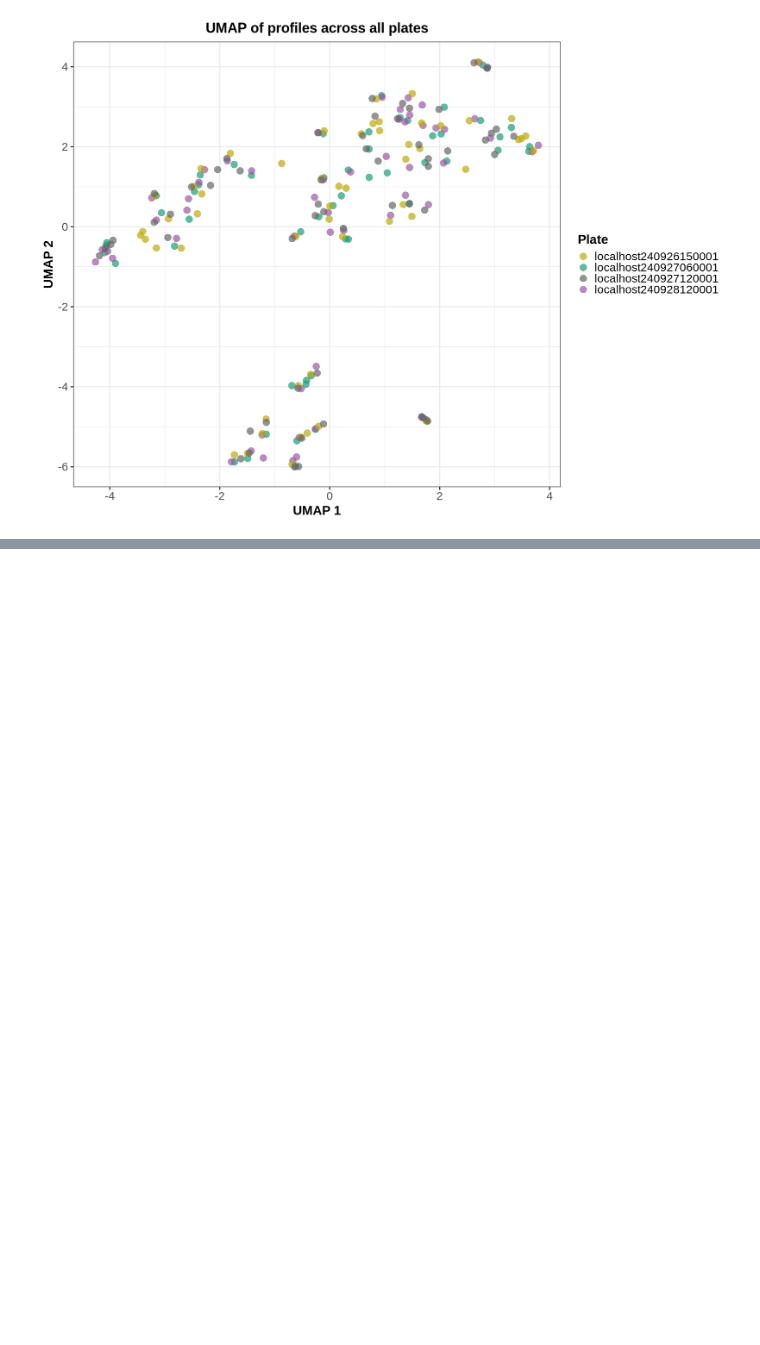
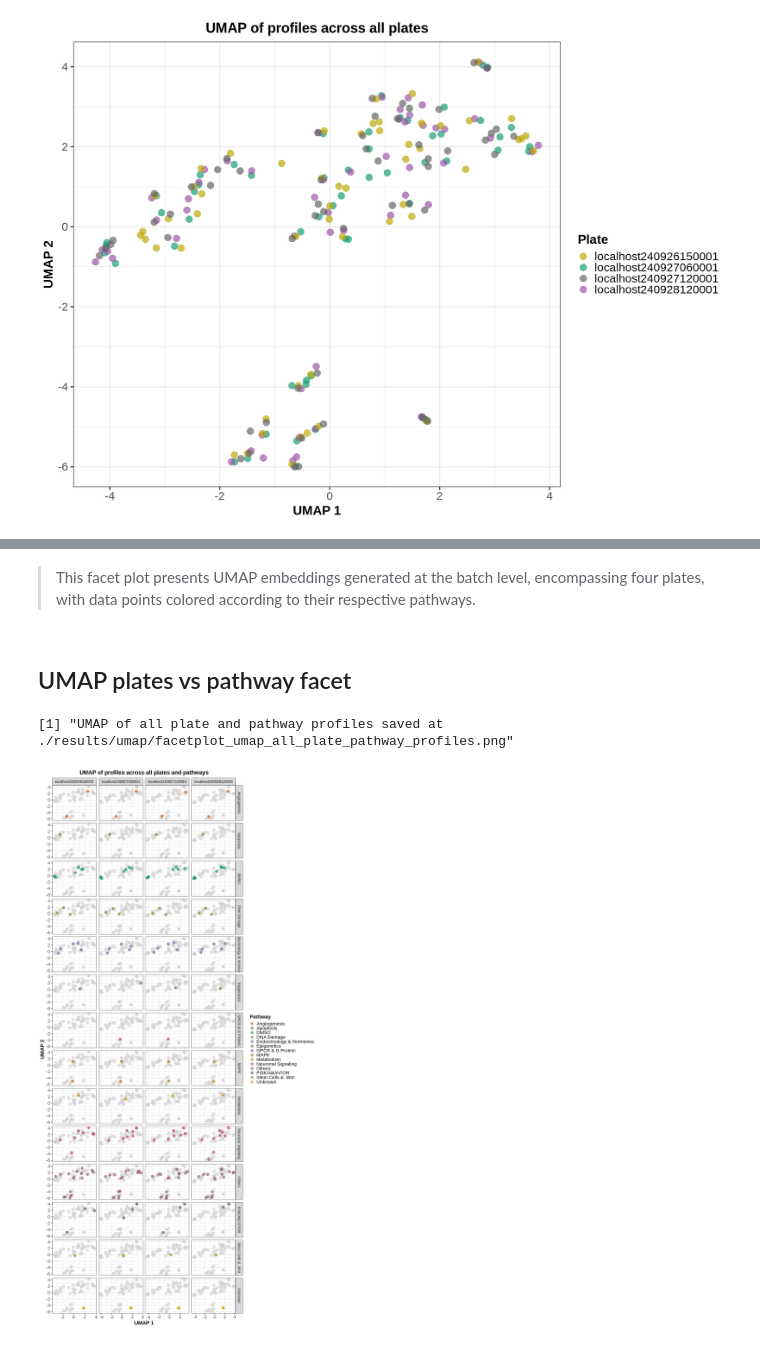
Before and after one commit to axiomcura/CFReT-screen-mAP-analysis, a Jupyter notebook: notebooks/exploratory-analysis/UMAP-aggregated-fs-profiles/umap-analysis.ipynb, the cells around one changed output, grey strips where cells are left out. Cells and saved outputs as stored; diff of their text form; code cells hidden in the pictures; blank space fills up the shorter version.

```diff
--- a/notebooks/exploratory-analysis/UMAP-aggregated-fs-profiles/umap-analysis.ipynb
+++ b/notebooks/exploratory-analysis/UMAP-aggregated-fs-profiles/umap-analysis.ipynb
@@ -201,0 +222,48 @@ print(paste("UMAP of pathway profiles saved at", path.figure))
+# %% [markdown]
+> This facet plot presents UMAP embeddings generated at the batch level, encompassing four plates, with data points colored according to their respective pathways.
+# %% [markdown]
+## UMAP plates vs pathway facet
+# %%
+# update figure size
+options(repr.plot.width = 15, repr.plot.height = 30)
+
+# using the same UMAP coordinates, create a new dataframe as "background_df" in order to plot the background
+background_df <- data.frame(
+  Plate = umap_df$Plate,
+  UMAP1 = umap_df$UMAP1,
+  UMAP2 = umap_df$UMAP2
+)
+
+# create a facet grid plot where the rows represent Plate and the columns represent Pathway
+ggplot(umap_df, aes(x = UMAP1, y = UMAP2, color = Pathway)) +
+
+  # generate a background plot in light gray
+  geom_point(data = background_df, aes(x = UMAP1, y = UMAP2), color = "lightgray", alpha = 0.7, size = 5) +
+
+  # generate forground plot with color based on Pathway
+  geom_point(alpha = 0.7, size = 5, shape = 16) +
+  scale_color_manual(values = pathway_colors) +
+  theme_bw(base_size = 18) +
+  labs(
+    title = "UMAP of profiles across all plates and pathways",
+    x = "UMAP 1",
+    y = "UMAP 2",
+    color = "Pathway"
+  ) +
+  facet_grid(Pathway ~ Plate, scales = "free") +
+  theme(
+    legend.position = "right",
+    legend.text = element_text(size = 18),
+    legend.title = element_text(size = 20, face = "bold"),
+    axis.text = element_text(size = 18),
+    axis.title = element_text(size = 20, face = "bold"),
+    plot.title = element_text(size = 22, face = "bold", hjust = 0.5)
+  )
+
+# save plot
+path.figure <- file.path(path.output, "facetplot_umap_all_plate_pathway_profiles.png")
+ggsave(path.figure, width = 15, height = 30, units = "in", dpi = 300)
+print(paste("UMAP of all plate and pathway profiles saved at", path.figure))
+# %% [output]
+[1] "UMAP of all plate and pathway profiles saved at ./results/umap/facetplot_umap_all_plate_pathway_profiles.png"
+[figure, added]
```
Also changed, not shown: parts of 18 cells of this notebook, 5 other files.
